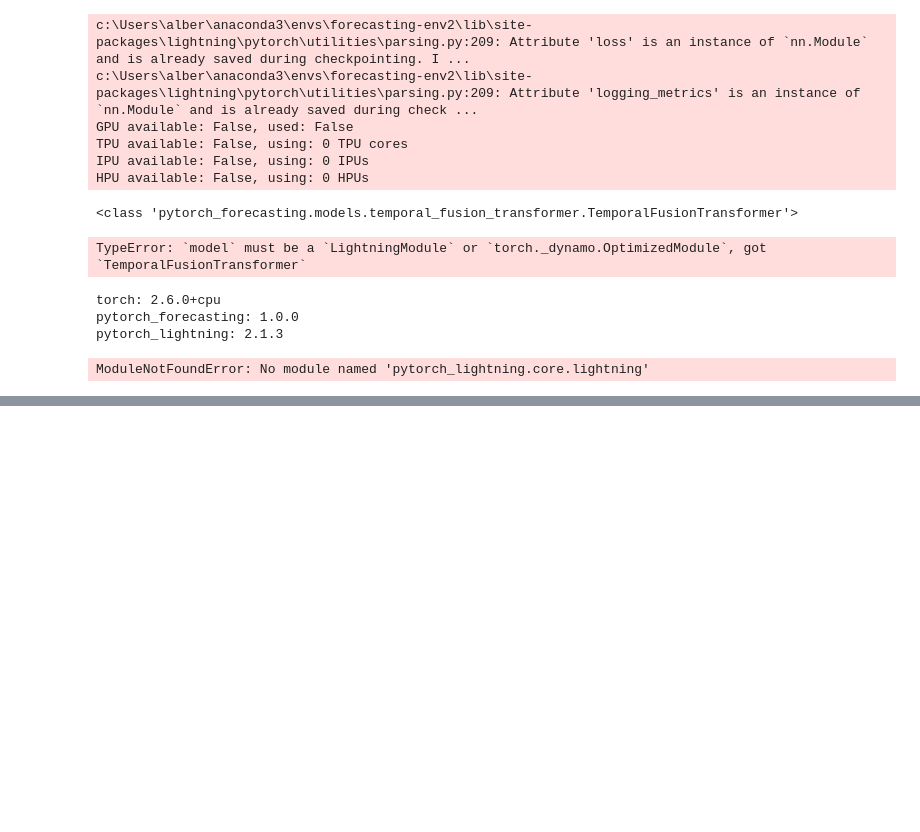
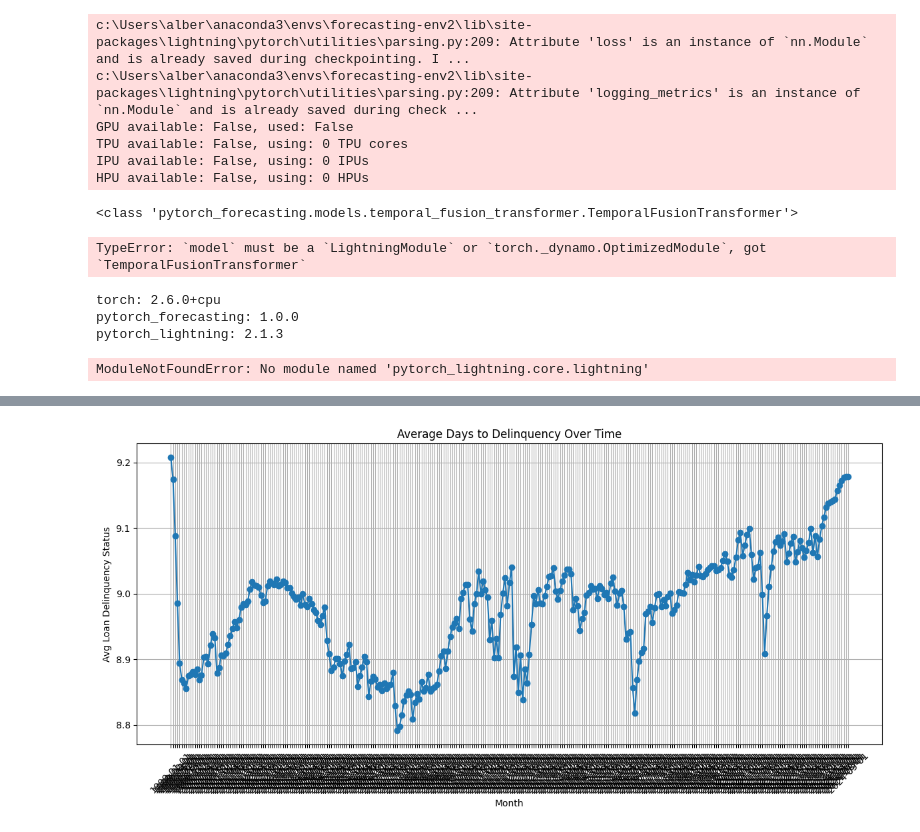
Before and after one commit to AlbertKong0827/DSGA1019Project, a Jupyter notebook: eda.ipynb, the cells around one changed output, grey strips where cells are left out. Saved outputs shown, nothing was run; the diff lists cells and outputs as text; code cells hidden in the pictures; blank space fills up the shorter version.

Commit message:
modified metric, new delinquency index

```diff
--- a/eda.ipynb
+++ b/eda.ipynb
@@ -566,3 +566,7 @@ from pytorch_lightning.core.lightning import LightningModule
 print(isinstance(tft, LightningModule))
 # %% [output]
 ModuleNotFoundError: No module named 'pytorch_lightning.core.lightning'
+# %%
+import pandas as pd
+import numpy as np
+all_df = pd.read_csv('monthly_avg_data.csv')
@@ -568,0 +599,26 @@ ModuleNotFoundError: No module named 'pytorch_lightning.core.lightning'
+# %%
+all_df['avg_delinquency_index'] = (9999 - all_df['avg_delinquency_index'])*(1-all_df['pct_delinquent'])
+epsilon = 1e-6
+raw_index = all_df['avg_delinquency_index']
+adjusted_index = [raw_index.iloc[0]]  # start from the first value
+
+
+for t in range(1, len(raw_index)):
+    prev = adjusted_index[-1]
+    curr = raw_index.iloc[t]
+    loans = all_df['num_loans'].iloc[t]
+
+    if abs(prev) < epsilon:
+        # avoid division by zero
+        adjusted_value = curr
+    else:
+        adjustment = loans * ((curr - prev) / prev)
+        adjusted_value = prev + adjustment
+
+    adjusted_index.append(adjusted_value)
+
+
+epsilon = 1e-6
+all_df['avg_adjusted_delinquency_index'] = np.log1p(
+    adjusted_index
+)
@@ -568,0 +640,15 @@ ModuleNotFoundError: No module named 'pytorch_lightning.core.lightning'
+# %%
+import matplotlib.pyplot as plt
+
+plt.figure(figsize=(12, 6))
+#plt.plot(all_df['MONTHLY REPORTING PERIOD'], all_df['avg_days_to_delinquency'], marker='o')
+plt.plot(all_df['MONTHLY REPORTING PERIOD'], all_df['avg_adjusted_delinquency_index'], marker='o')
+plt.title('Average Days to Delinquency Over Time')
+plt.xlabel('Month')
+plt.ylabel('Avg Loan Delinquency Status')
+plt.xticks(rotation=45)
+plt.grid(True)
+plt.tight_layout()
+plt.show()
+# %% [output]
+[figure, added]
```
Also changed, not shown: parts of 22 cells of this notebook.
